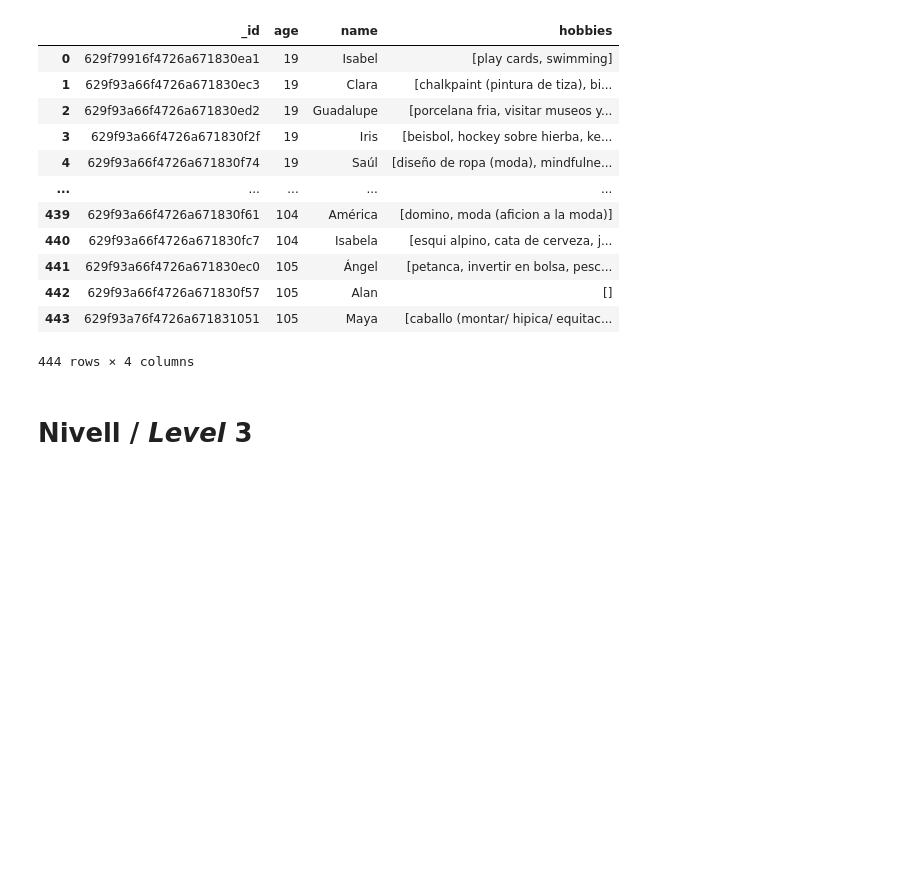
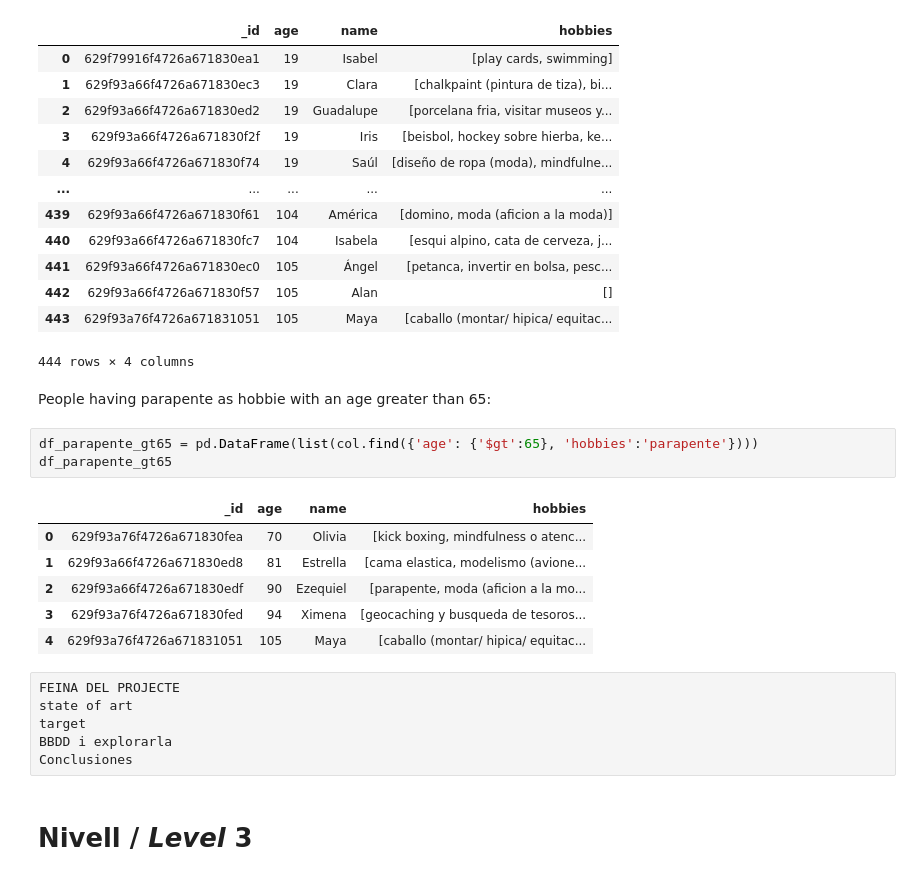
Before and after one commit to MarkusHumetus/Bases_de_dades_NoSQL, a Jupyter notebook: S14_T01_Bases de dades no relacionals.ipynb, the cells around one changed output. Drawn from its saved outputs; the diff is of its cells as text; blank space fills up the shorter version.

```diff
--- a/S14_T01_Bases de dades no relacionals.ipynb
+++ b/S14_T01_Bases de dades no relacionals.ipynb
@@ -273,6 +273,24 @@ df_over_18
 | 442 | 629f93a66f4726a671830f57 | 105 | Alan | [] |
 | 443 | 629f93a76f4726a671831051 | 105 | Maya | [caballo (montar/ hipica/ equitac... |
 444 rows × 4 columns
+# %% [markdown]
+People having parapente as hobbie with an age greater than 65:
+# %%
+df_parapente_gt65 = pd.DataFrame(list(col.find({'age': {'$gt':65}, 'hobbies':'parapente'})))
+df_parapente_gt65
+# %% [output]
+|  | _id | age | name | hobbies |
+| 0 | 629f93a76f4726a671830fea | 70 | Olivia | [kick boxing, mindfulness o atenc... |
+| 1 | 629f93a66f4726a671830ed8 | 81 | Estrella | [cama elastica, modelismo (avione... |
+| 2 | 629f93a66f4726a671830edf | 90 | Ezequiel | [parapente, moda (aficion a la mo... |
+| 3 | 629f93a76f4726a671830fed | 94 | Ximena | [geocaching y busqueda de tesoros... |
+| 4 | 629f93a76f4726a671831051 | 105 | Maya | [caballo (montar/ hipica/ equitac... |
+# %%
+FEINA DEL PROJECTE
+state of art
+target
+BBDD i explorarla
+Conclusiones
 # %% [markdown]
 # Nivell / _Level_ 3
 # %% [markdown]
```
Also changed, not shown: parts of 4 cells of this notebook.
